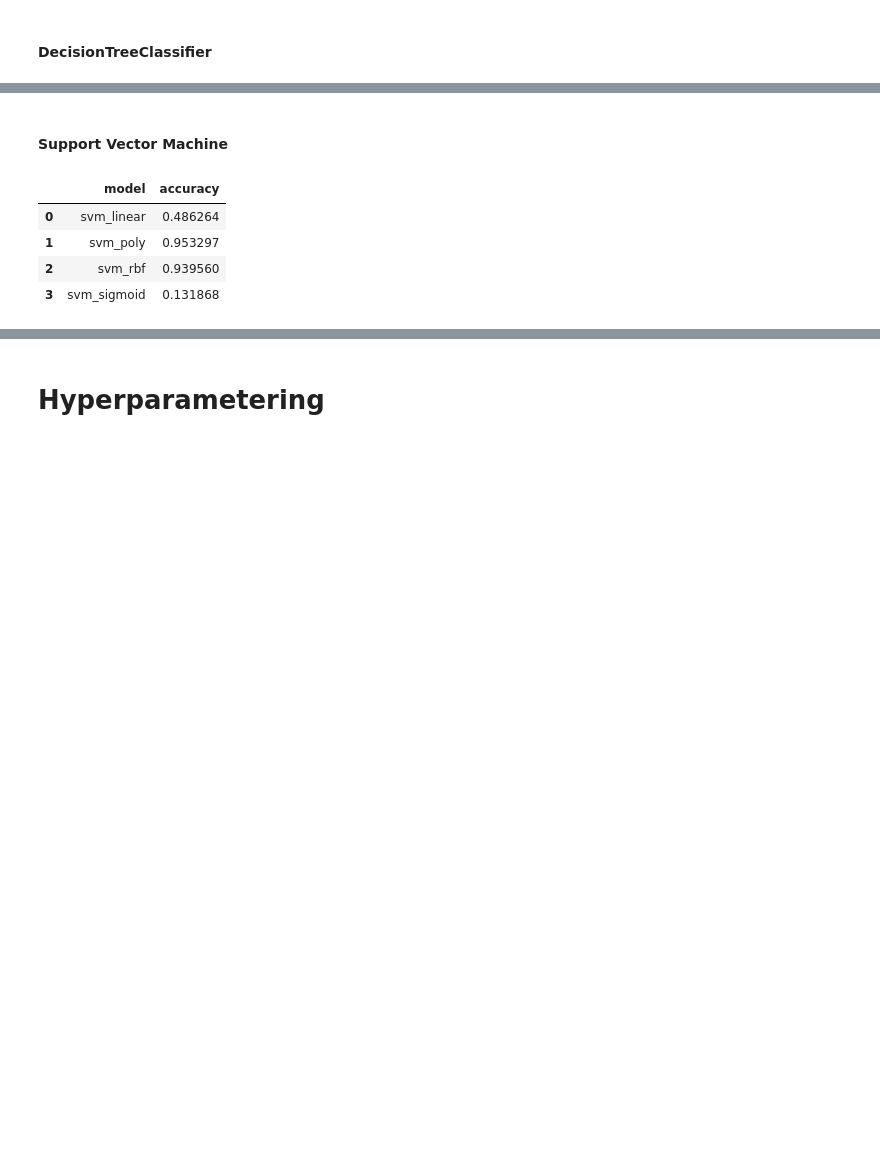
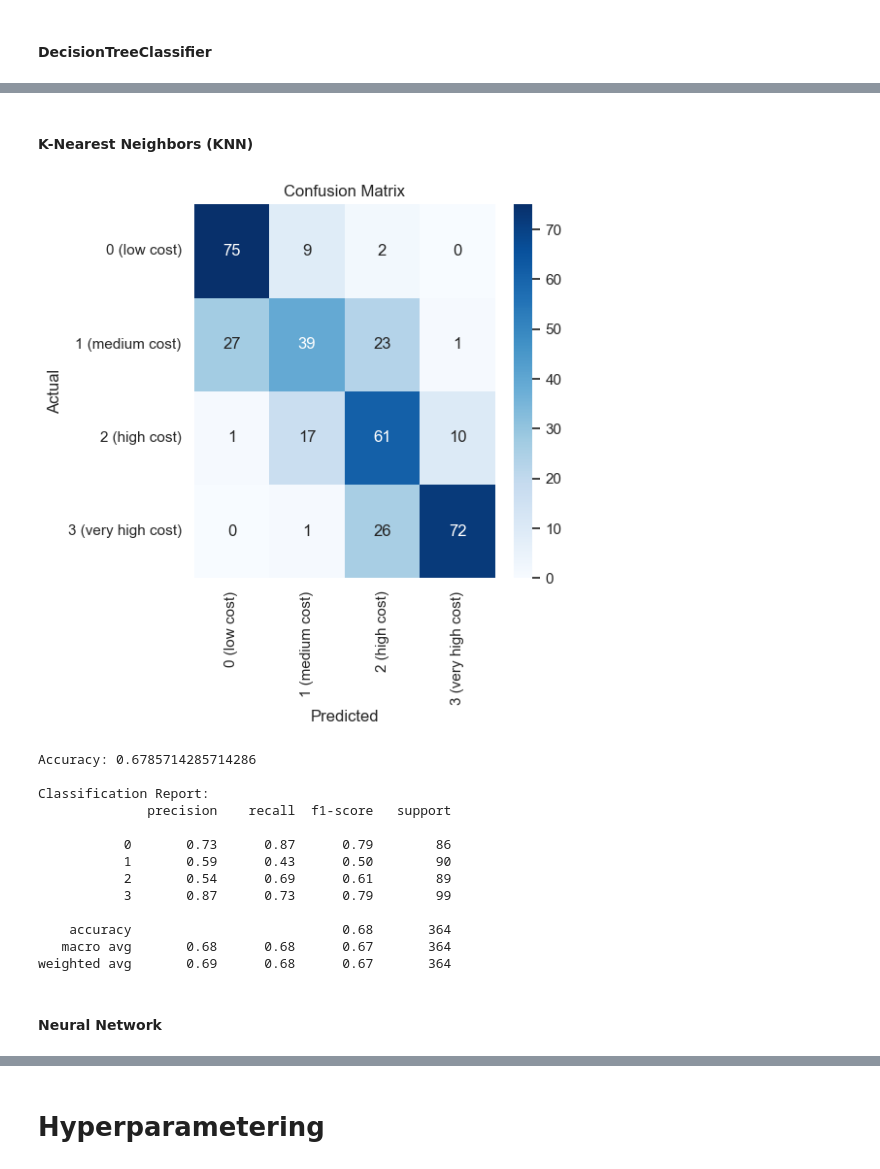
Before and after one commit to MarkkusKoddala/MobilePriceClassification, a Jupyter notebook: mobilepricepredictor.ipynb, the cells around one changed output, grey strips where cells are left out. Drawn from its saved outputs; the diff is of its cells as text; code cells hidden in the pictures; blank space fills up the shorter version.

```diff
--- a/mobilepricepredictor.ipynb
+++ b/mobilepricepredictor.ipynb
@@ -498,32 +508,26 @@ weighted avg       0.82      0.82      0.82       364
+# %% [markdown]
+<h4>K-Nearest Neighbors (KNN) </h4>
+# %%
+knn = KNeighborsClassifier(n_neighbors=100)
+knn.fit(X_train_scaled, y_train)
+
+y_test = knn.predict(X_test_scaled)
+
+plot_confusion_matrix_with_report(y_pred, y_test)
+# %% [output]
+[figure, added]
+Accuracy: 0.6785714285714286
+
+Classification Report:
+              precision    recall  f1-score   support
+
+           0       0.73      0.87      0.79        86
+           1       0.59      0.43      0.50        90
+           2       0.54      0.69      0.61        89
+           3       0.87      0.73      0.79        99
+
+    accuracy                           0.68       364
+   macro avg       0.68      0.68      0.67       364
+weighted avg       0.69      0.68      0.67       364
 # %% [markdown]
-<h4>Support Vector Machine</h4>
+<h4> Neural Network </h4>
-# %%
-results_df = pd.DataFrame(columns=['model', 'accuracy'])
-
-svm = LinearSVC(random_state = 42).fit(X_train, y_train)
-y_pred = svm.predict(X_test)
-acc = accuracy_score(y_test, y_pred)
-results_df = pd.concat([results_df, pd.DataFrame([{'model': "svm_linear", 'accuracy': acc}])], ignore_index=True)
-
-svm_poly = SVC(kernel='poly', random_state = 42).fit(X_train, y_train)
-y_pred = svm_poly.predict(X_test)
-acc = accuracy_score(y_test, y_pred)
-results_df = pd.concat([results_df, pd.DataFrame([{'model': "svm_poly", 'accuracy': acc}])], ignore_index=True)
-
-svm_rbf = SVC(kernel='rbf', random_state = 42).fit(X_train, y_train)
-y_pred = svm_rbf.predict(X_test)
-acc = accuracy_score(y_test, y_pred)
-results_df = pd.concat([results_df, pd.DataFrame([{'model': "svm_rbf", 'accuracy': acc}])], ignore_index=True)
-
-svm_sigmoid = SVC(kernel='sigmoid', random_state = 42).fit(X_train, y_train)
-y_pred = svm_sigmoid.predict(X_test)
-acc = accuracy_score(y_test, y_pred)
-results_df = pd.concat([results_df, pd.DataFrame([{'model': "svm_sigmoid", 'accuracy': acc}])], ignore_index=True)
-
-results_df
-# %% [output]
-|  | model | accuracy |
-| 0 | svm_linear | 0.486264 |
-| 1 | svm_poly | 0.953297 |
-| 2 | svm_rbf | 0.939560 |
-| 3 | svm_sigmoid | 0.131868 |
```
Also changed, not shown: parts of 35 cells of this notebook.
